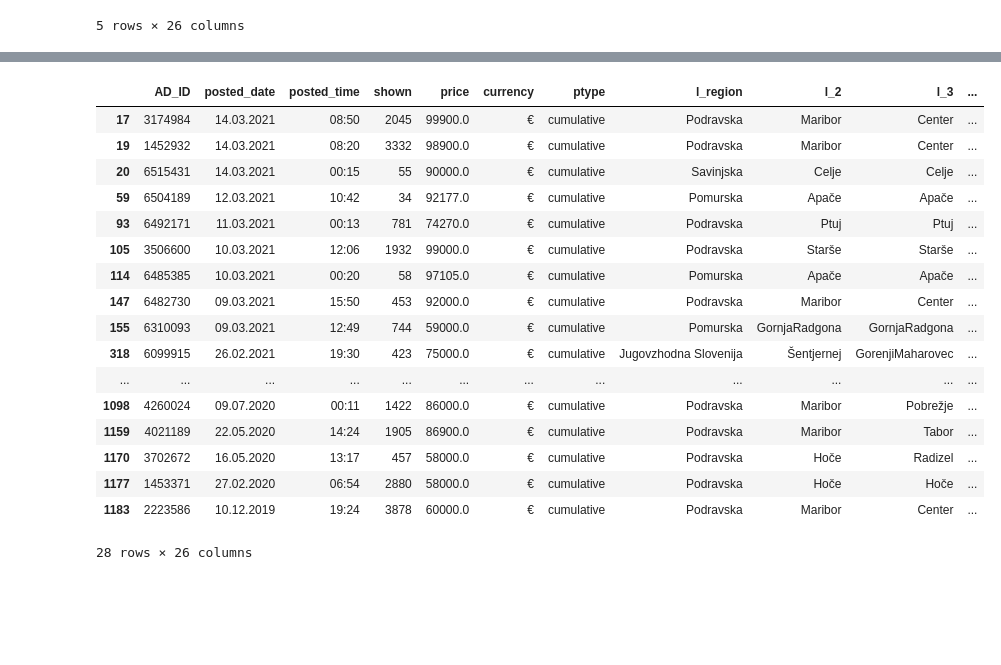
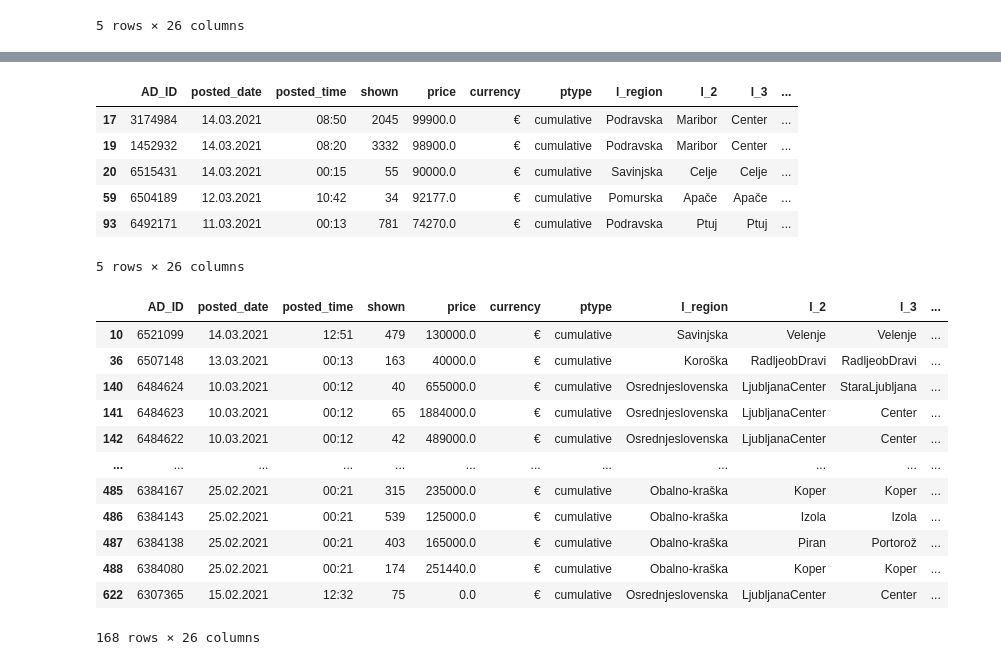
Before and after one commit to jbrlek/Capstone_webScrape_Real_Estate_Regression, a Jupyter notebook: Preparing the features - Bolha Flats.ipynb, the cells around one changed output, grey strips where cells are left out. Drawn from its saved outputs; the diff is of its cells as text; code cells hidden in the pictures; blank space fills up the shorter version.

```diff
--- a/Preparing the features - Bolha Flats.ipynb
+++ b/Preparing the features - Bolha Flats.ipynb
@@ -96,8 +100,8 @@ def prepareFeatures (df):
         net_size = df.iloc[i]['Neto površina'] if str(df.iloc[i]['Neto površina']) == 'nan' else int(df.iloc[i]['Neto površina'].split(',')[0].replace('.',''))
         a['net_sizeM2'] = net_size
 
-        a['price/sizeM2'] = price/size if str(net_size) != 'nan' and str(price) != 'nan' else 'nan'
-        a['price/net_sizeM2']  = price/net_size if str(net_size) != 'nan' and str(price) != 'nan' else 'nan'
+        a['price/sizeM2'] = price/size if str(net_size) != 'nan' and str(price) != 'nan' else np.nan
+        a['price/net_sizeM2']  = price/net_size if str(net_size) != 'nan' and str(price) != 'nan' else np.nan
 
         a['year_built'] = df.iloc[i]['Leto izgradnje*'] if str(df.iloc[i]['Leto izgradnje*']) == 'nan' else df.iloc[i]['Leto izgradnje*']
 
@@ -107,9 +111,9 @@ def prepareFeatures (df):
 
         a['en_eff'] = df.iloc[i]['Energetski razred'] if str(df.iloc[i]['Energetski razred']) == 'nan'else df.iloc[i]['Energetski razred'].split(' ')[0] + df.iloc[i]['Energetski razred'].split(' ')[-1] if str(df.iloc[i]['Energetski razred'].split(' ')[-1]) == 'HR' else  df.iloc[i]['Energetski razred'].split(' ')[0]
 
-        a['switch'] = df.iloc[i]['Možnost menjave'] if str(df.iloc[i]['Možnost menjave']) == 'nan' else 'yes' if df.iloc[i]['Možnost menjave'] == 'Možna menjava za drugo nepremičnino' else 'no' if df.iloc[i]['Možnost menjave'] == 'Menjava za drugo nepremičnino ni možna'  else 'nan'
+        a['switch'] = df.iloc[i]['Možnost menjave'] if str(df.iloc[i]['Možnost menjave']) == 'nan' else 'yes' if df.iloc[i]['Možnost menjave'] == 'Možna menjava za drugo nepremičnino' else 'no' if df.iloc[i]['Možnost menjave'] == 'Menjava za drugo nepremičnino ni možna'  else np.nan
 
-        a['park_spots'] =  '0' if df.iloc[i]['Število parkirnih mest']  == 'brez pripadajočega parkirišča' else df.iloc[i]['Število parkirnih mest'].split('+')[0] if str(df.iloc[i]['Število parkirnih mest']) != 'nan' else 'nan'
+        a['park_spots'] =  '0' if df.iloc[i]['Število parkirnih mest']  == 'brez pripadajočega parkirišča' else df.iloc[i]['Število parkirnih mest'].split('+')[0] if str(df.iloc[i]['Število parkirnih mest']) != 'nan' else np.nan
 
         a['balcony'] = 1 if str(df.iloc[i]['Balkon / terasa / atrij']) != 'nan' else 0
         a['garden'] = 1 if str(df.iloc[i]['Zunanje površine in oprema']) != 'nan' else 0
@@ -197,22 +212,29 @@ Index(['AD_ID', 'posted_date', 'posted_time', 'shown', 'price', 'currency',
 # %%
-data_prep_filtered = data_prep.loc[(data_prep['price']>50000) & (data_prep['price']<100000) & (data_prep['sizeM2']>80)]
-data_prep_filtered
+#trying out some filtering:
+data_prep_filtered1 = data_prep.loc[(data_prep['price']>50000) & (data_prep['price']<100000) & (data_prep['sizeM2']>80)]
+data_prep_filtered1.head()
 # %% [output]
 |  | AD_ID | posted_date | posted_time | shown | price | currency | ptype | l_region | l_2 | l_3 | ... |
 | 17 | 3174984 | 14.03.2021 | 08:50 | 2045 | 99900.0 | € | cumulative | Podravska | Maribor | Center | ... |
 | 19 | 1452932 | 14.03.2021 | 08:20 | 3332 | 98900.0 | € | cumulative | Podravska | Maribor | Center | ... |
 | 20 | 6515431 | 14.03.2021 | 00:15 | 55 | 90000.0 | € | cumulative | Savinjska | Celje | Celje | ... |
 | 59 | 6504189 | 12.03.2021 | 10:42 | 34 | 92177.0 | € | cumulative | Pomurska | Apače | Apače | ... |
 | 93 | 6492171 | 11.03.2021 | 00:13 | 781 | 74270.0 | € | cumulative | Podravska | Ptuj | Ptuj | ... |
-| 105 | 3506600 | 10.03.2021 | 12:06 | 1932 | 99000.0 | € | cumulative | Podravska | Starše | Starše | ... |
-| 114 | 6485385 | 10.03.2021 | 00:20 | 58 | 97105.0 | € | cumulative | Pomurska | Apače | Apače | ... |
-| 147 | 6482730 | 09.03.2021 | 15:50 | 453 | 92000.0 | € | cumulative | Podravska | Maribor | Center | ... |
-| 155 | 6310093 | 09.03.2021 | 12:49 | 744 | 59000.0 | € | cumulative | Pomurska | GornjaRadgona | GornjaRadgona | ... |
-| 318 | 6099915 | 26.02.2021 | 19:30 | 423 | 75000.0 | € | cumulative | Jugovzhodna Slovenija | Šentjernej | GorenjiMaharovec | ... |
-| ... | ... | ... | ... | ... | ... | ... | ... | ... | ... | ... | ... |
-| 1098 | 4260024 | 09.07.2020 | 00:11 | 1422 | 86000.0 | € | cumulative | Podravska | Maribor | Pobrežje | ... |
-| 1159 | 4021189 | 22.05.2020 | 14:24 | 1905 | 86900.0 | € | cumulative | Podravska | Maribor | Tabor | ... |
-| 1170 | 3702672 | 16.05.2020 | 13:17 | 457 | 58000.0 | € | cumulative | Podravska | Hoče | Radizel | ... |
-| 1177 | 1453371 | 27.02.2020 | 06:54 | 2880 | 58000.0 | € | cumulative | Podravska | Hoče | Hoče | ... |
-| 1183 | 2223586 | 10.12.2019 | 19:24 | 3878 | 60000.0 | € | cumulative | Podravska | Maribor | Center | ... |
-28 rows × 26 columns
+5 rows × 26 columns
+# %%
+data_prep_filtered2= data_prep.loc[(data_prep['sizeM2'].isnull()) & (data_prep['net_sizeM2'].isnull()) & (data_prep['sits_in'].isnull())]
+data_prep_filtered2
+# %% [output]
+|  | AD_ID | posted_date | posted_time | shown | price | currency | ptype | l_region | l_2 | l_3 | ... |
+| 10 | 6521099 | 14.03.2021 | 12:51 | 479 | 130000.0 | € | cumulative | Savinjska | Velenje | Velenje | ... |
+| 36 | 6507148 | 13.03.2021 | 00:13 | 163 | 40000.0 | € | cumulative | Koroška | RadljeobDravi | RadljeobDravi | ... |
+| 140 | 6484624 | 10.03.2021 | 00:12 | 40 | 655000.0 | € | cumulative | Osrednjeslovenska | LjubljanaCenter | StaraLjubljana | ... |
+| 141 | 6484623 | 10.03.2021 | 00:12 | 65 | 1884000.0 | € | cumulative | Osrednjeslovenska | LjubljanaCenter | Center | ... |
+| 142 | 6484622 | 10.03.2021 | 00:12 | 42 | 489000.0 | € | cumulative | Osrednjeslovenska | LjubljanaCenter | Center | ... |
+| ... | ... | ... | ... | ... | ... | ... | ... | ... | ... | ... | ... |
+| 485 | 6384167 | 25.02.2021 | 00:21 | 315 | 235000.0 | € | cumulative | Obalno-kraška | Koper | Koper | ... |
+| 486 | 6384143 | 25.02.2021 | 00:21 | 539 | 125000.0 | € | cumulative | Obalno-kraška | Izola | Izola | ... |
+| 487 | 6384138 | 25.02.2021 | 00:21 | 403 | 165000.0 | € | cumulative | Obalno-kraška | Piran | Portorož | ... |
+| 488 | 6384080 | 25.02.2021 | 00:21 | 174 | 251440.0 | € | cumulative | Obalno-kraška | Koper | Koper | ... |
+| 622 | 6307365 | 15.02.2021 | 12:32 | 75 | 0.0 | € | cumulative | Osrednjeslovenska | LjubljanaCenter | Center | ... |
+168 rows × 26 columns
```
Also changed, not shown: parts of 9 cells of this notebook, 1 other file.
